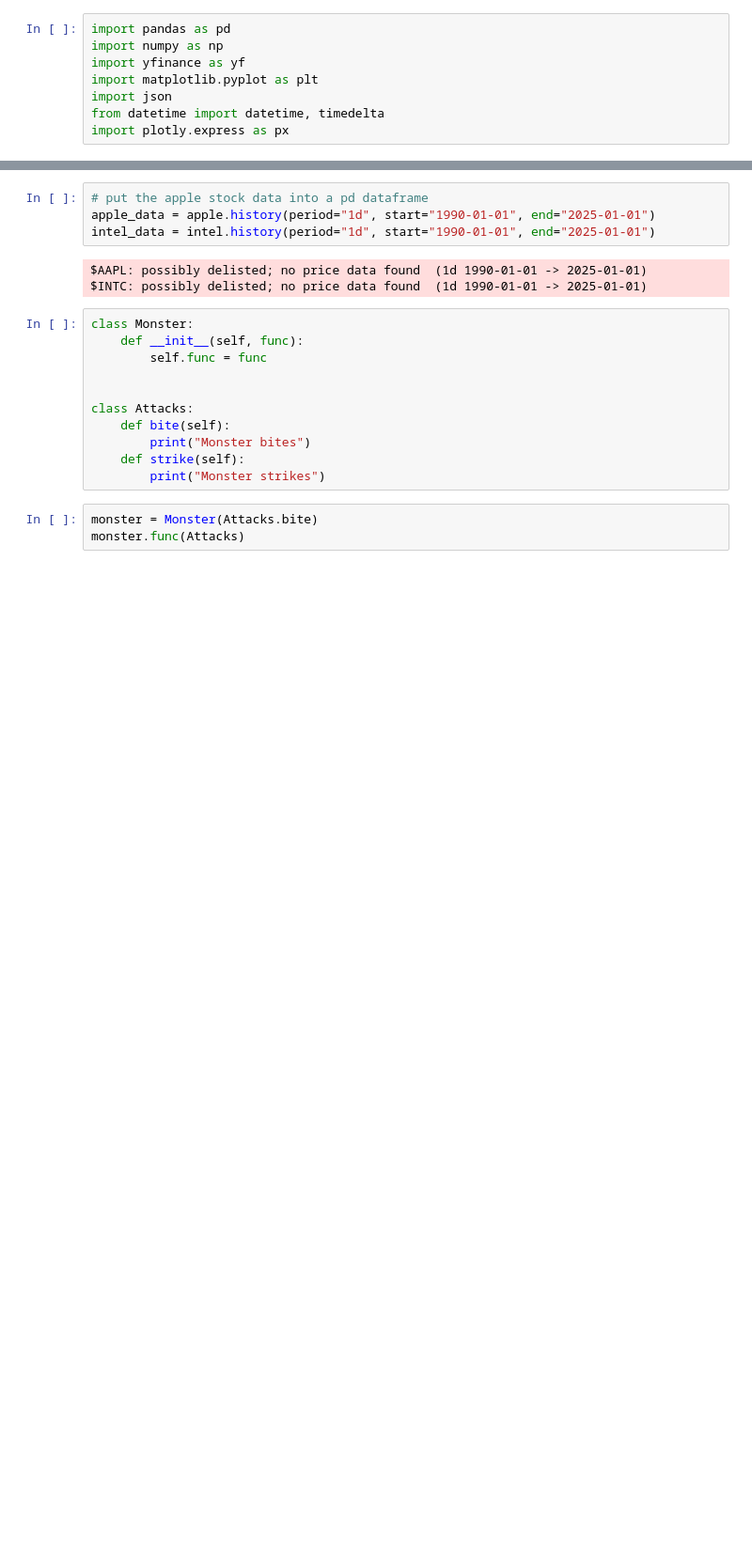
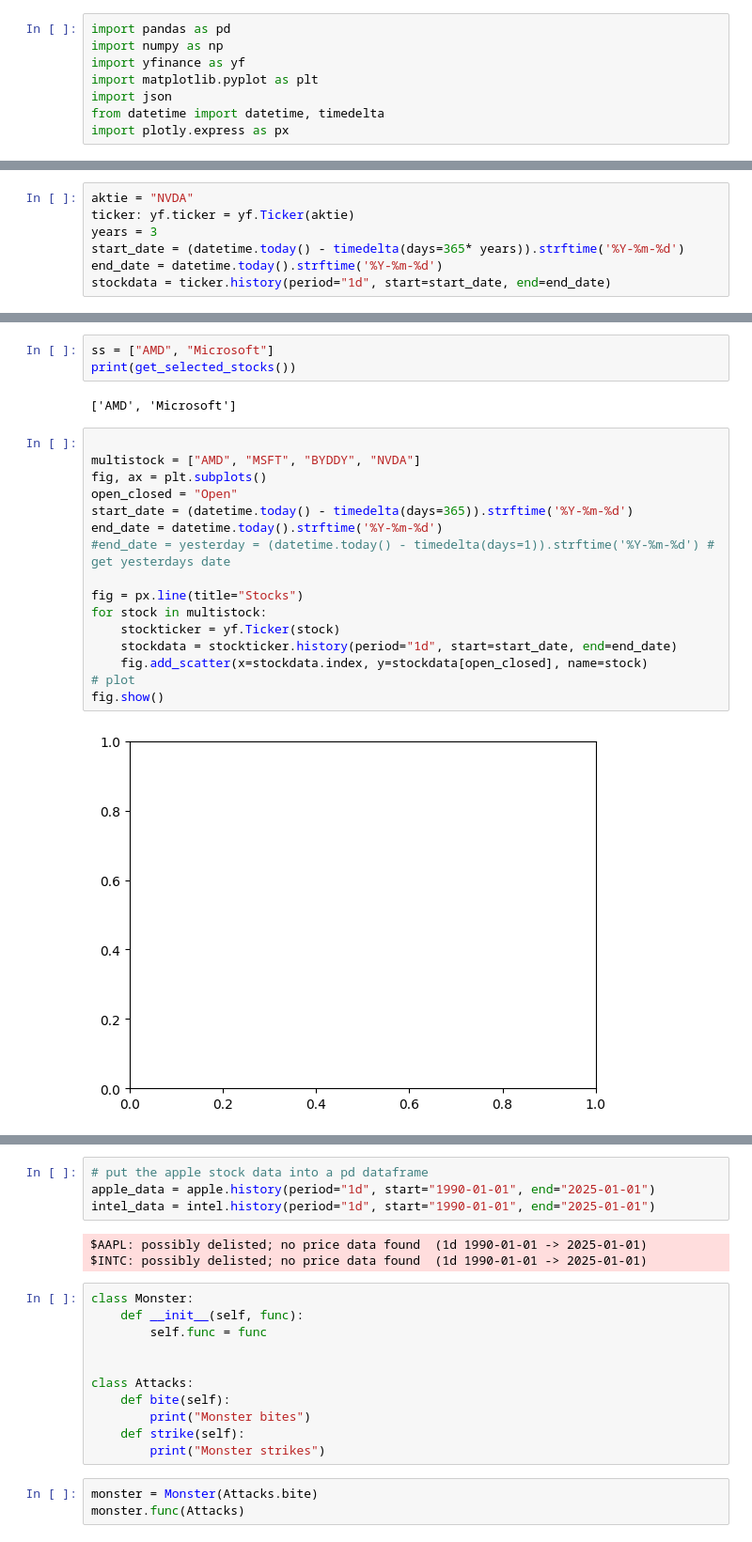
Before and after one commit to ovr-avalanche/StreamlitStock, a Jupyter notebook: test.ipynb, the cells around one changed output, grey strips where cells are left out. Shown at 94% size. Saved outputs shown, nothing was run; the diff lists cells and outputs as text; blank space fills up the shorter version.

```diff
--- a/test.ipynb
+++ b/test.ipynb
@@ -12 +9,8 @@ stockdata = ticker.history(period="1d", start="2024-01-17", end="2025-01-17")
+# %%
+aktie = "NVDA"
+ticker: yf.ticker = yf.Ticker(aktie)
+years = 3
+start_date = (datetime.today() - timedelta(days=365* years)).strftime('%Y-%m-%d')
+end_date = datetime.today().strftime('%Y-%m-%d')
+stockdata = ticker.history(period="1d", start=start_date, end=end_date)
 # %%
@@ -15 +29,24 @@ fig.show()
+# %%
+ss = ["AMD", "Microsoft"]
+print(get_selected_stocks())
+# %% [output]
+['AMD', 'Microsoft']
+# %%
+
+multistock = ["AMD", "MSFT", "BYDDY", "NVDA"]
+fig, ax = plt.subplots()
+open_closed = "Open"
+start_date = (datetime.today() - timedelta(days=365)).strftime('%Y-%m-%d')
+end_date = datetime.today().strftime('%Y-%m-%d')
+#end_date = yesterday = (datetime.today() - timedelta(days=1)).strftime('%Y-%m-%d') # get yesterdays date
+
+fig = px.line(title="Stocks")
+for stock in multistock:
+    stockticker = yf.Ticker(stock)
+    stockdata = stockticker.history(period="1d", start=start_date, end=end_date)
+    fig.add_scatter(x=stockdata.index, y=stockdata[open_closed], name=stock)
+# plot
+fig.show()
+# %% [output]
+[figure, added]
 # %%
```
Also changed, not shown: parts of 8 cells of this notebook, 5 other files.
